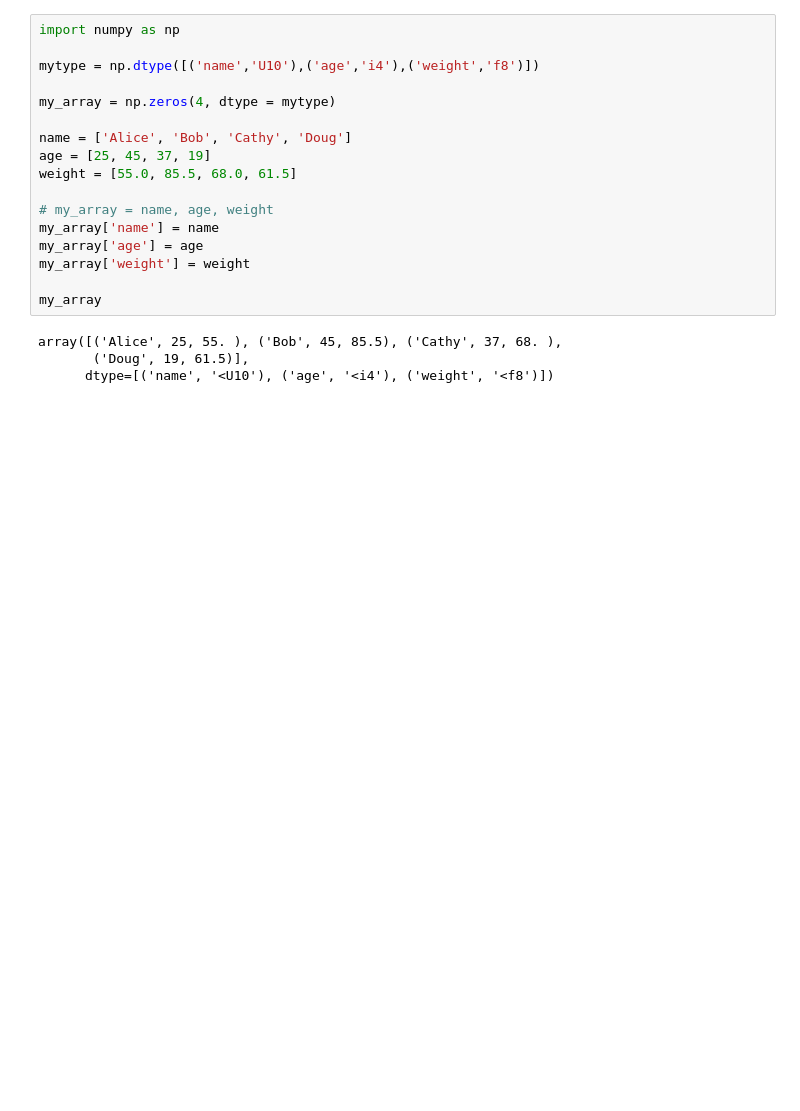
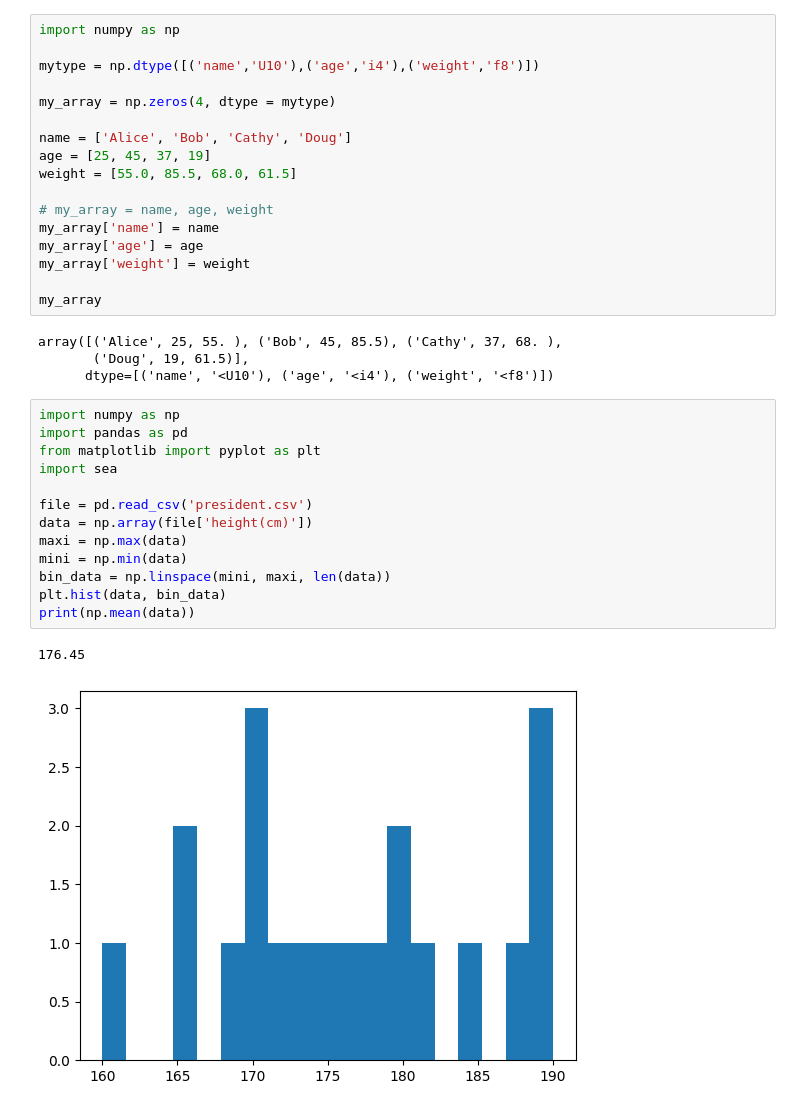
Before and after one commit to HerbSek/Learning-Data-Science, a Jupyter notebook: numpy.ipynb, the cells around one changed output. Saved outputs shown, nothing was run; the diff lists cells and outputs as text; blank space fills up the shorter version.

```diff
--- a/numpy.ipynb
+++ b/numpy.ipynb
@@ -721,3 +724,19 @@ my_array
 array([('Alice', 25, 55. ), ('Bob', 45, 85.5), ('Cathy', 37, 68. ),
        ('Doug', 19, 61.5)],
       dtype=[('name', '<U10'), ('age', '<i4'), ('weight', '<f8')])
+# %%
+import numpy as np
+import pandas as pd
+from matplotlib import pyplot as plt
+import sea
+
+file = pd.read_csv('president.csv')
+data = np.array(file['height(cm)'])
+maxi = np.max(data)
+mini = np.min(data)
+bin_data = np.linspace(mini, maxi, len(data))
+plt.hist(data, bin_data)
+print(np.mean(data))
+# %% [output]
+176.45
+[figure, added]
```
Also changed, not shown: parts of 3 cells of this notebook, 2 other files.
